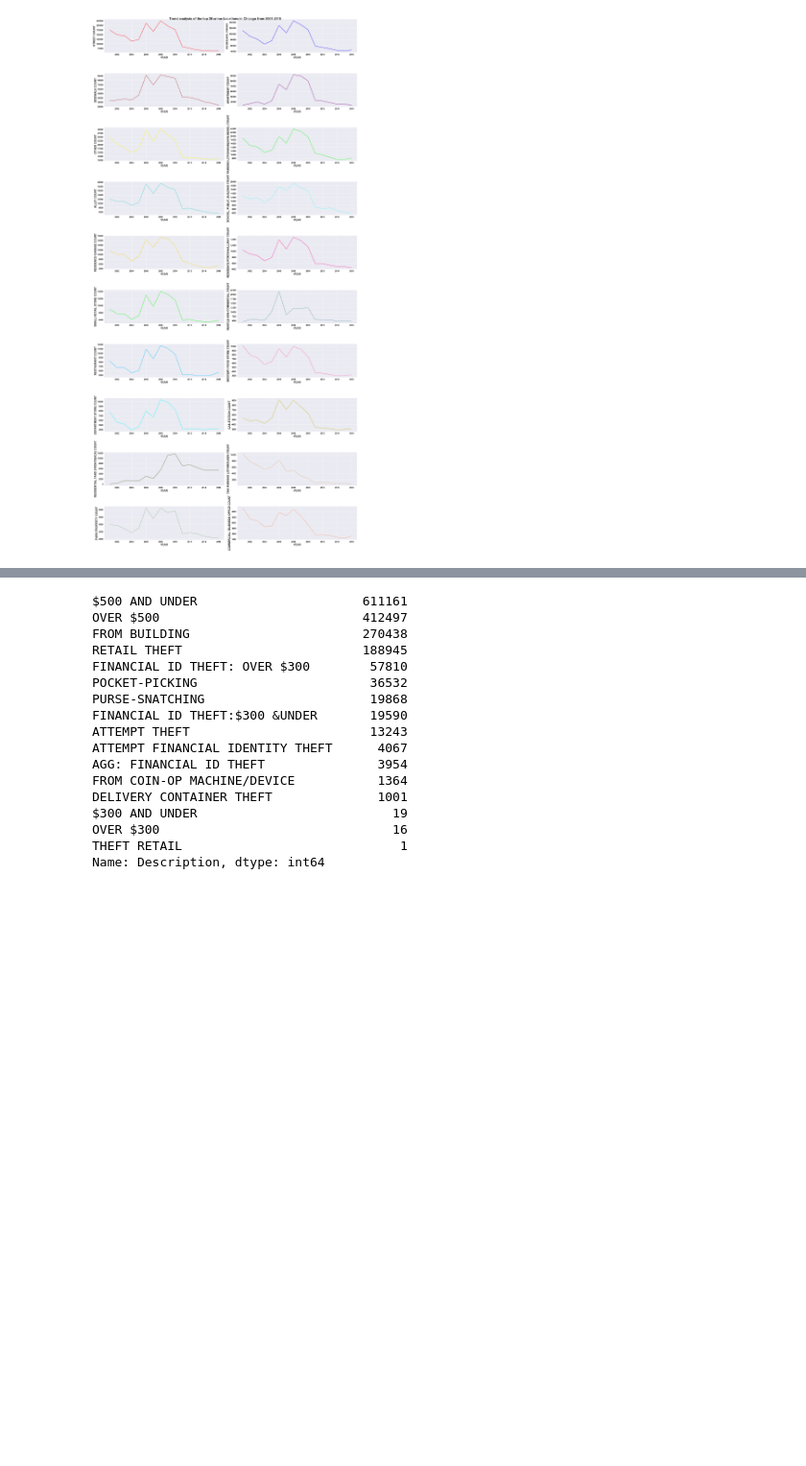
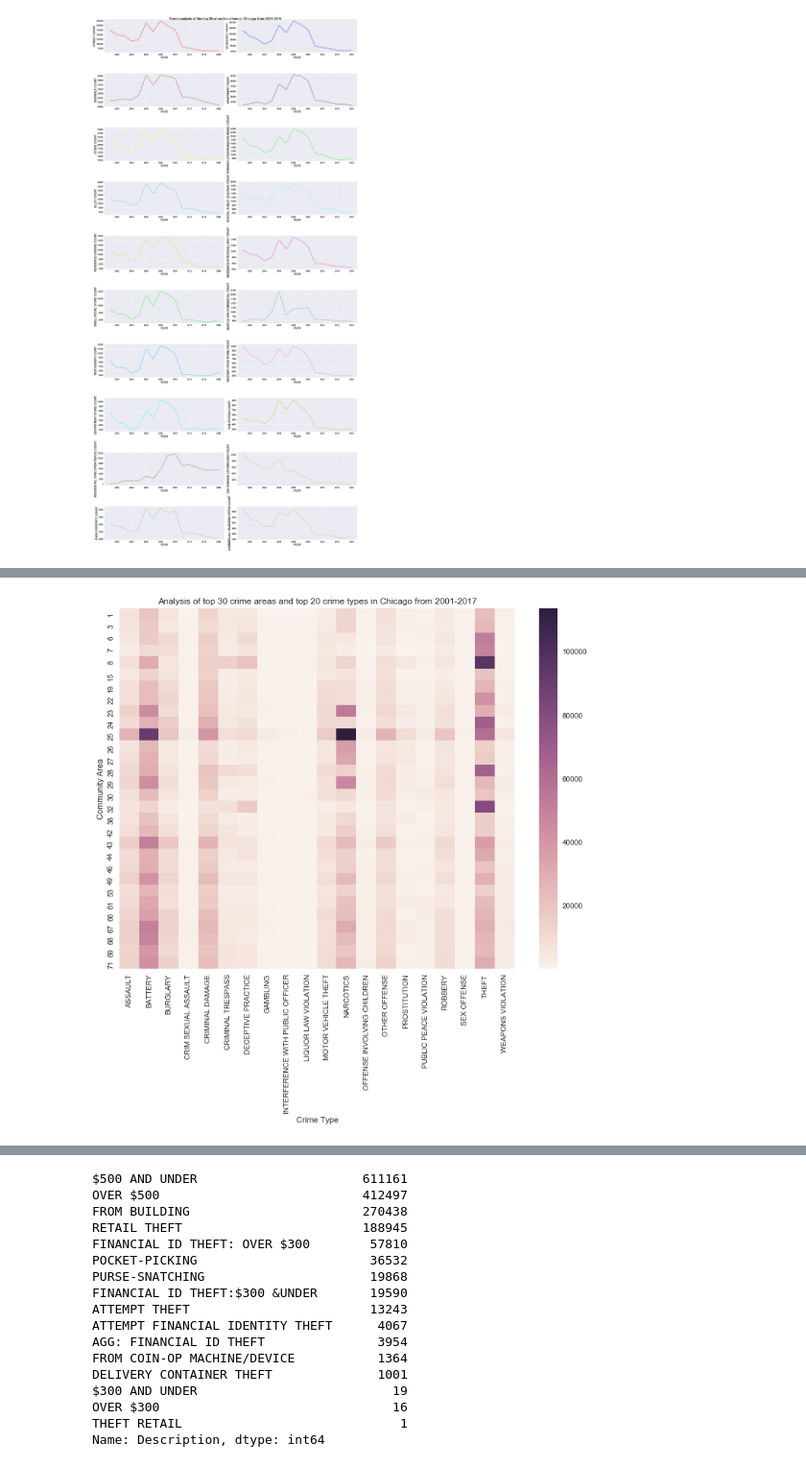
Before and after one commit to bodhisattamaiti25/projects-data-science, a Jupyter notebook: chicago_crime_data_analysis/chicago_crime_data_analysis.ipynb, the cells around one changed output, grey strips where cells are left out. Shown at 96% size. Saved outputs shown, nothing was run; the diff lists cells and outputs as text; code cells hidden in the pictures; blank space fills up the shorter version.

Commit message:
analysis of community area and crime type and location via heatmaps

```diff
--- a/chicago_crime_data_analysis/chicago_crime_data_analysis.ipynb
+++ b/chicago_crime_data_analysis/chicago_crime_data_analysis.ipynb
@@ -553,3 +553,16 @@ fig9.tight_layout()
 plt.show()
 # %% [output]
 [figure]
+# %%
+crime_counts_by_area_crimeType = []
+for cur_crime_type in crime_type_top20:
+
+    temp_df_8 = crimes_2001_17[crimes_2001_17['Primary Type'] == cur_crime_type]
+
+    for cur_area in crime_community_area:
+
+        temp_df_9 = temp_df_8[temp_df_8['Community Area']==cur_area]
+        crime_counts_by_area_crimeType.append([cur_area, cur_crime_type, temp_df_9.shape[0]])
+# %%
+crime_counts_by_area_crimeType_df = pd.DataFrame(data=crime_counts_by_area_crimeType, columns=['Community Area', 'Crime Type', 'Count'])
+crime_counts_by_area_crimeType_df.head()
@@ -555,0 +576,3 @@ plt.show()
+# %%
+crime_counts_by_area_crimeType_df = crime_counts_by_area_crimeType_df.pivot('Community Area', 'Crime Type', 'Count')
+crime_counts_by_area_crimeType_df.head()
@@ -555,0 +587,5 @@ plt.show()
+# %%
+pylab.rcParams['figure.figsize'] = 12, 9
+generate_heatmap(crime_counts_by_area_crimeType_df, 'Analysis of top 30 crime areas and top 20 crime types in Chicago from 2001-2017')
+# %% [output]
+[figure, added]
```
Also changed, not shown: parts of 6 cells of this notebook.
